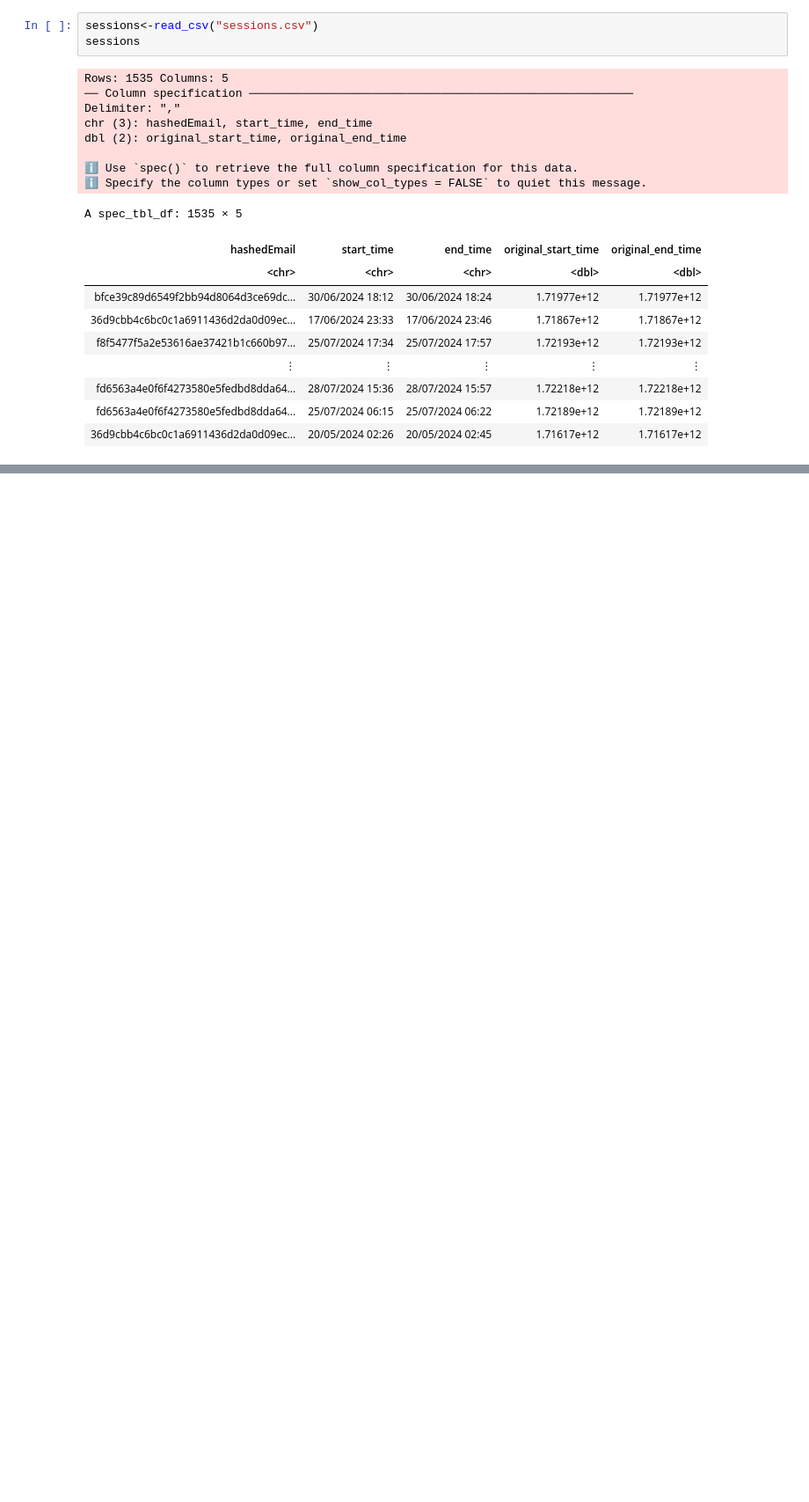
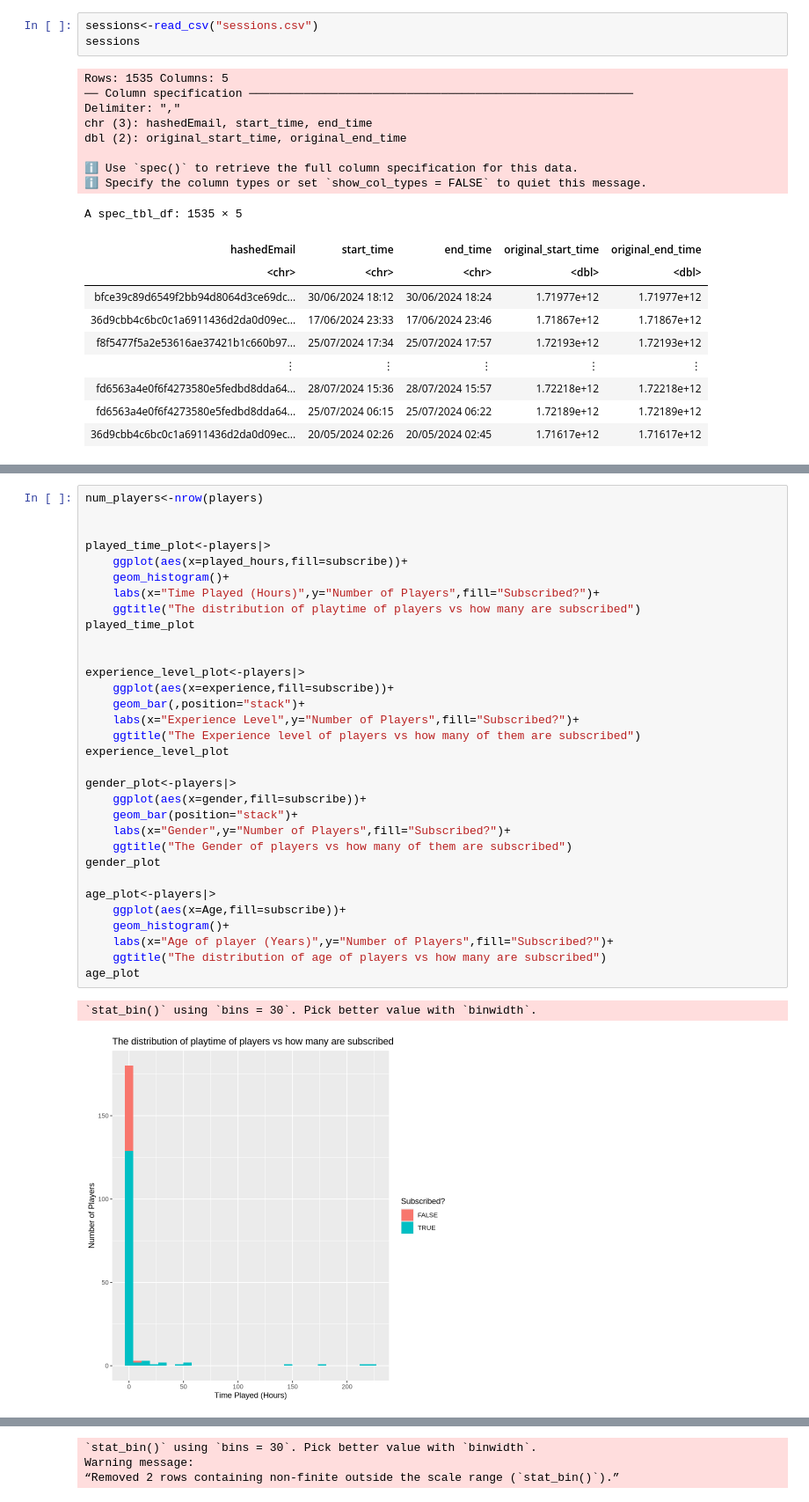
Before and after one commit to RadinAlikhani/dsci100-solo-project, a Jupyter notebook: Individual Project.ipynb, the cells around one changed output, grey strips where cells are left out. Shown at 88% size. Saved outputs shown, nothing was run; the diff lists cells and outputs as text; blank space fills up the shorter version.

```diff
--- a/Individual Project.ipynb
+++ b/Individual Project.ipynb
@@ -104,0 +118,35 @@ A spec_tbl_df: 1535 × 5
+# %%
+num_players<-nrow(players)
+
+
+played_time_plot<-players|>
+    ggplot(aes(x=played_hours,fill=subscribe))+
+    geom_histogram()+
+    labs(x="Time Played (Hours)",y="Number of Players",fill="Subscribed?")+
+    ggtitle("The distribution of playtime of players vs how many are subscribed")
+played_time_plot
+
+
+experience_level_plot<-players|>
+    ggplot(aes(x=experience,fill=subscribe))+
+    geom_bar(,position="stack")+
+    labs(x="Experience Level",y="Number of Players",fill="Subscribed?")+
+    ggtitle("The Experience level of players vs how many of them are subscribed")
+experience_level_plot
+
+gender_plot<-players|>
+    ggplot(aes(x=gender,fill=subscribe))+
+    geom_bar(position="stack")+
+    labs(x="Gender",y="Number of Players",fill="Subscribed?")+
+    ggtitle("The Gender of players vs how many of them are subscribed")
+gender_plot
+
+age_plot<-players|>
+    ggplot(aes(x=Age,fill=subscribe))+
+    geom_histogram()+
+    labs(x="Age of player (Years)",y="Number of Players",fill="Subscribed?")+
+    ggtitle("The distribution of age of players vs how many are subscribed")
+age_plot
+# %% [output]
+`stat_bin()` using `bins = 30`. Pick better value with `binwidth`.
+[figure, added]
@@ -104,0 +154,3 @@ A spec_tbl_df: 1535 × 5
+`stat_bin()` using `bins = 30`. Pick better value with `binwidth`.
+Warning message:
+“Removed 2 rows containing non-finite outside the scale range (`stat_bin()`).”
```
Also changed, not shown: parts of 8 cells of this notebook.
